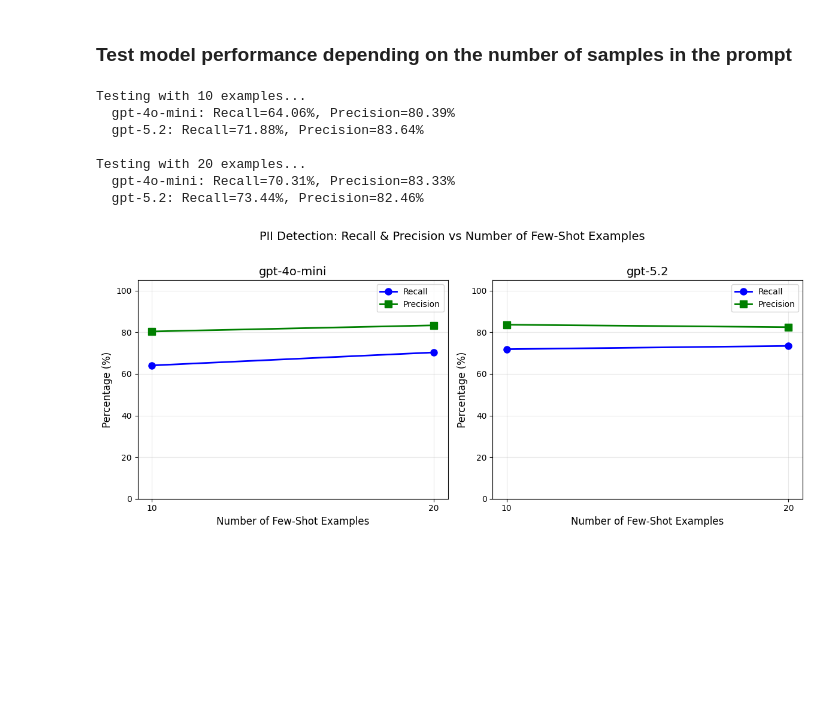
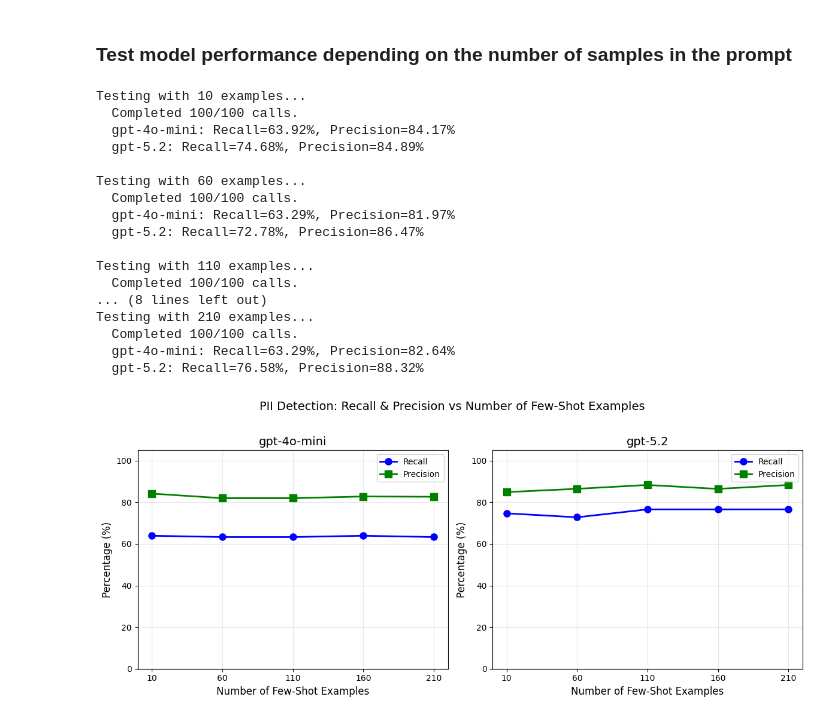
Before and after one commit to kodlan/pii-llm, a Jupyter notebook: notebooks/pii_data_experiments.ipynb, the cells around one changed output. Saved outputs shown, nothing was run; the diff lists cells and outputs as text; code cells hidden in the pictures; blank space fills up the shorter version.

Commit message:
test with 50 prompts with 2 models for 5 steps from 10 examples with 50 prompts added on each step

```diff
--- a/notebooks/pii_data_experiments.ipynb
+++ b/notebooks/pii_data_experiments.ipynb
@@ -73,7 +73,7 @@ Column names: ['source_text', 'target_text', 'privacy_mask', 'span_labels', 'mbe
 Filtering the dataset to English samples only, then selecting 5 random samples with a fixed seed for reproducibility.
 # %%
 # Set number of samples
-number_samples = 20
+number_samples = 50
 number_prompt_samples = 1000
 
 # Filter dataset to English only
@@ -267,11 +267,18 @@ def print_header(sample):
 
 def test_prompt_with_models(samples, get_prompt: Callable[[str], str]):
     results_for_prompt_per_model: dict[str, list[object]] = {}
+    total_calls = len(samples) * len(models_to_test)
+    current_call = 0
+
     for i, sample in enumerate(samples):
         # Test with each model
         for model_name in models_to_test:
+            current_call += 1
+            print(f"\r  Processing {current_call}/{total_calls} (sample {i+1}/{len(samples)}, {model_name})...", end="", flush=True)
             result = detect_pii_with_model(sample, model_name, client, get_prompt)
             results_for_prompt_per_model.setdefault(model_name, []).append(result)
+
+    print(f"\r  Completed {total_calls}/{total_calls} calls.                                        ")
     return results_for_prompt_per_model
 
 def print_results_for_prompt(results_for_prompt_per_model: dict[str, list[object]], samples, num_samples_to_print):
@@ -602,22 +611,32 @@ def plot_few_shot_results(all_results, models_to_test):
 # %%
 # Configuration for few-shot testing
 start_examples = 10  # Starting number of examples
-step = 10            # Increase by this many examples each iteration
-num_iterations = 2   # Number of iterations (10, 20 examples)
+step = 50            # Increase by this many examples each iteration
+num_iterations = 5   # Number of iterations (10, 20 examples)
 
 # Run the test
 few_shot_results = test_few_shot_with_varying_examples(
     samples, prompt_samples, start_examples, step, num_iterations
 )
 
 # Plot the results
 plot_few_shot_results(few_shot_results, models_to_test)
 # %% [output]
 Testing with 10 examples...
-  gpt-4o-mini: Recall=64.06%, Precision=80.39%
-  gpt-5.2: Recall=71.88%, Precision=83.64%
+  Completed 100/100 calls.
+  gpt-4o-mini: Recall=63.92%, Precision=84.17%
+  gpt-5.2: Recall=74.68%, Precision=84.89%
 
-Testing with 20 examples...
-  gpt-4o-mini: Recall=70.31%, Precision=83.33%
-  gpt-5.2: Recall=73.44%, Precision=82.46%
+Testing with 60 examples...
+  Completed 100/100 calls.
+  gpt-4o-mini: Recall=63.29%, Precision=81.97%
+  gpt-5.2: Recall=72.78%, Precision=86.47%
+
+Testing with 110 examples...
+  Completed 100/100 calls.
+... (8 lines left out)
+Testing with 210 examples...
+  Completed 100/100 calls.
+  gpt-4o-mini: Recall=63.29%, Precision=82.64%
+  gpt-5.2: Recall=76.58%, Precision=88.32%
-[figure, old version]
+[figure, new version]
```
Also changed, not shown: parts of 3 cells of this notebook.
